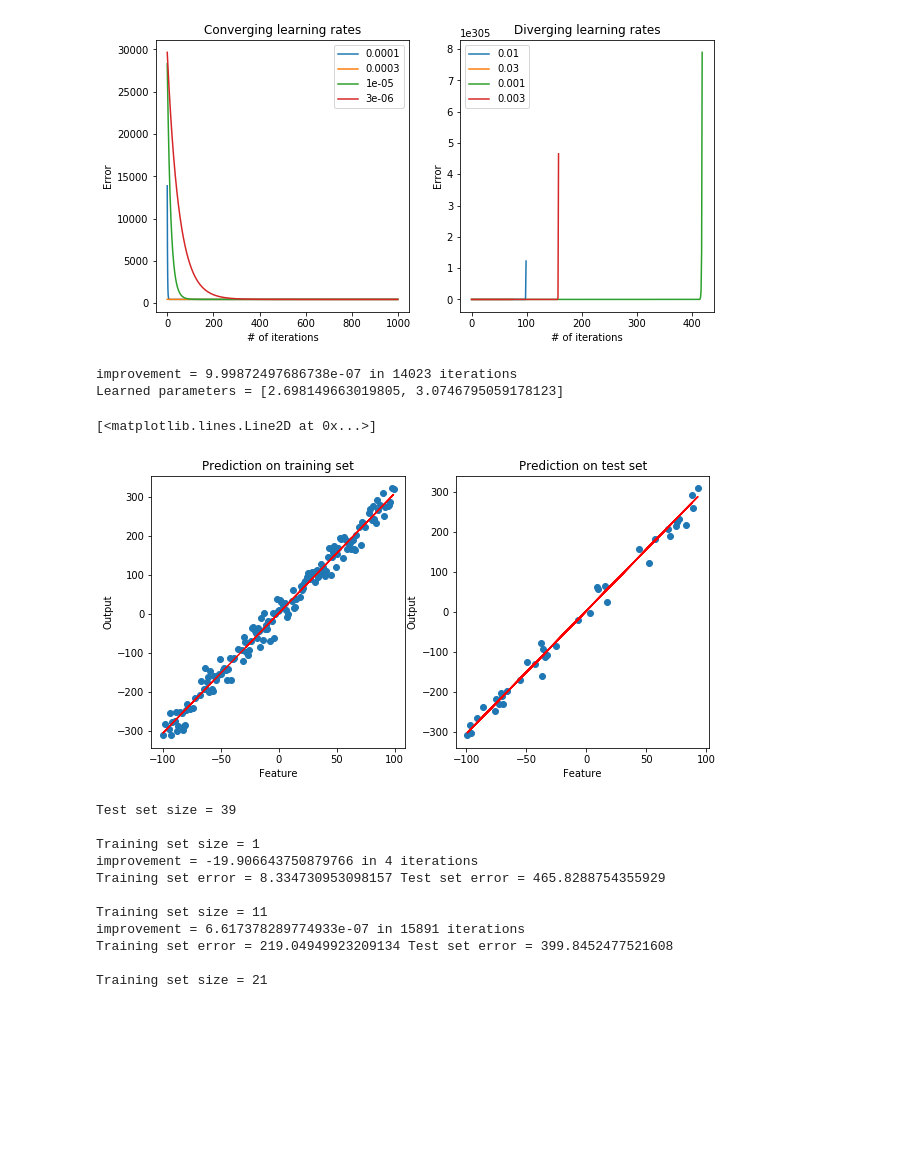
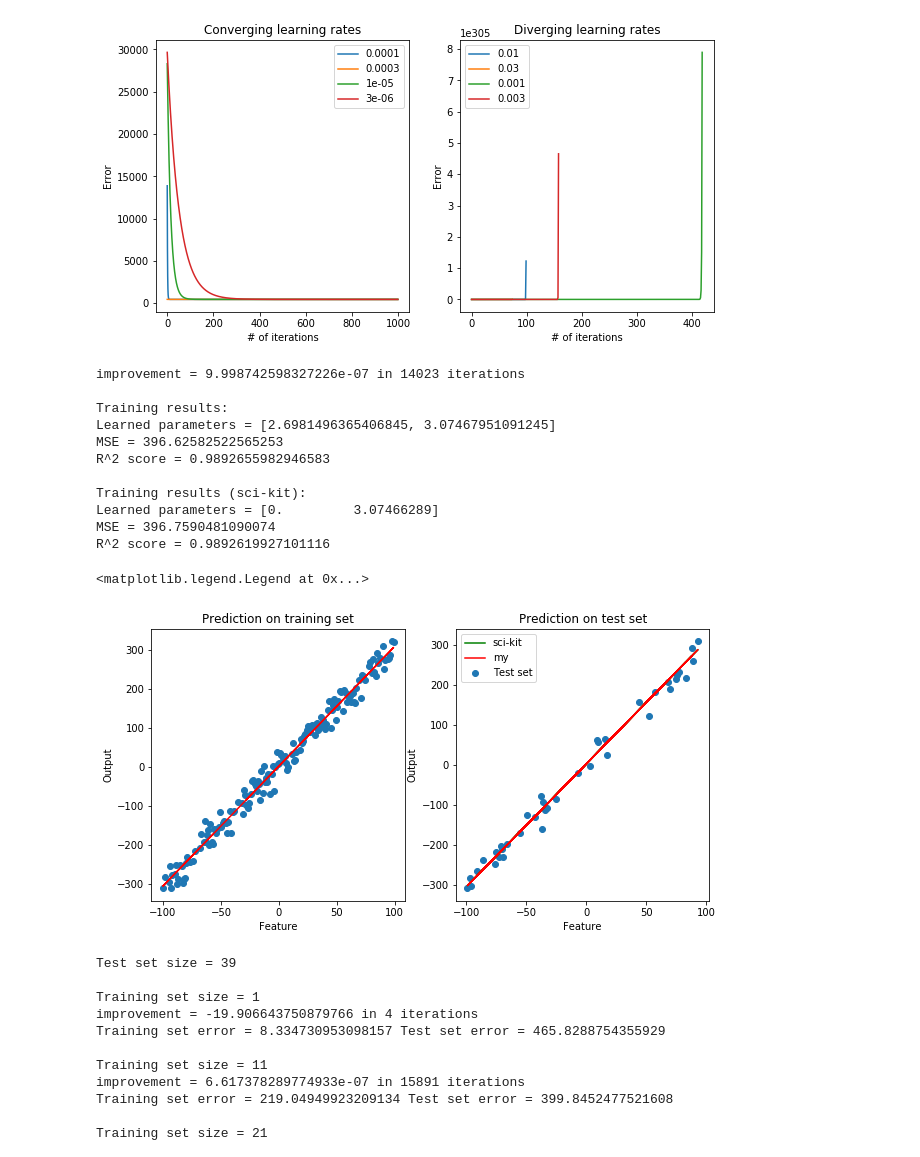
Before and after one commit to rZinnatov/machine-learning, a Jupyter notebook: supervised/regression/linear/univariate/plain-python.ipynb, the cells around one changed output. Drawn from its saved outputs; the diff is of its cells as text; code cells hidden in the pictures; blank space fills up the shorter version.

Commit message:
Add plain python univariate linear regression: compare to sci-kit results

```diff
--- a/supervised/regression/linear/univariate/plain-python.ipynb
+++ b/supervised/regression/linear/univariate/plain-python.ipynb
@@ -200,6 +200,8 @@ Best learning rate = 0.0003
 [figure]
 # %%
 # learn the parameters
+
+from sklearn.metrics import mean_squared_error, r2_score
 
 def learn(dataSet, learningRate):
     parameters = [0, 0]
@@ -220,43 +222,83 @@ def learn(dataSet, learningRate):
     print(f'improvement = {improvement} in {numberOfIterationsPassed} iterations')
     return parameters
 
+parameters = learn(trainingSet, 0.0003)
 
-parameters = learn(trainingSet, 0.0003)
+
+# <-- Run some metrics -->
+X_train, y_train = zip(*trainingSet)
+X_test, y_test = zip(*testSet)
+
+print('\nTraining results:')
 print(f'Learned parameters = {parameters}')
+print(f'MSE = {mean_squared_error(y_test, testOutputs)}')
+print(f'R^2 score = {r2_score(y_test, testOutputs)}')
+
+#     <-- Run sci-kit -->
+from sklearn import linear_model
+import numpy as np
+
+X_train_sk = np.ones((len(X_train), 2))
+X_train_sk[:,1] = np.array(X_train)
+
+X_test_sk = np.ones((len(X_test), 2))
+X_test_sk[:,1] = np.array(X_test)
+
+skLinearRegression = linear_model.LinearRegression()
+skLinearRegression.fit(X_train_sk, y_train)
+y_pred_sk = skLinearRegression.predict(X_test_sk)
+print('\nTraining results (sci-kit):')
+print(f'Learned parameters = {skLinearRegression.coef_}')
+print(f'MSE = {mean_squared_error(y_test, y_pred_sk)}')
+print(f'R^2 score = {r2_score(y_test, y_pred_sk)}')
+#     </- Run sci-kit -->
+
+# </- Run some metrics -->
 
 
 # plot predictions
 def makePrediction(features):
     return list(map(lambda example: predict(example, parameters), features))
 
 fig, (pltLeft, pltRight) = plt.subplots(1, 2, figsize=(10, 5))
 
 # <-- plot prediction on training set ->
 pltLeft.title.set_text('Prediction on training set')
 pltLeft.set_xlabel('Feature')
 pltLeft.set_ylabel('Output')
 pltLeft.scatter(*zip(*trainingSet))
 
 trainingFeatures = list(zip(*trainingSet))[0]
 trainingOutputs = makePrediction(trainingFeatures)
 pltLeft.plot(trainingFeatures, trainingOutputs, 'r')
 # </- plot prediction on training set ->
 
 # <-- plot prediction on test set ->
 pltRight.title.set_text('Prediction on test set')
 pltRight.set_xlabel('Feature')
 pltRight.set_ylabel('Output')
-pltRight.scatter(*zip(*testSet))
+pltRight.scatter(*zip(*testSet), label='Test set')
 
 testFeatures = list(zip(*testSet))[0]
 testOutputs = makePrediction(testFeatures)
-pltRight.plot(testFeatures, testOutputs, 'r')
+pltRight.plot(testFeatures, y_pred_sk, 'g', label='sci-kit')
+pltRight.plot(testFeatures, testOutputs, 'r', label='my')
+pltRight.legend()
 # </- plot prediction on test set ->
 # %% [output]
-improvement = 9.99872497686738e-07 in 14023 iterations
-Learned parameters = [2.698149663019805, 3.0746795059178123]
+improvement = 9.998742598327226e-07 in 14023 iterations
+
+Training results:
+Learned parameters = [2.6981496365406845, 3.07467951091245]
+MSE = 396.62582522565253
+R^2 score = 0.9892655982946583
+
+Training results (sci-kit):
+Learned parameters = [0.         3.07466289]
+MSE = 396.7590481090074
+R^2 score = 0.9892619927101116
-[<matplotlib.lines.Line2D at 0x...>]
+<matplotlib.legend.Legend at 0x...>
-[figure, old version]
+[figure, new version]
 # %%
 # plot the learning curves
 
```
Also changed, not shown: parts of 1 cell of this notebook.
